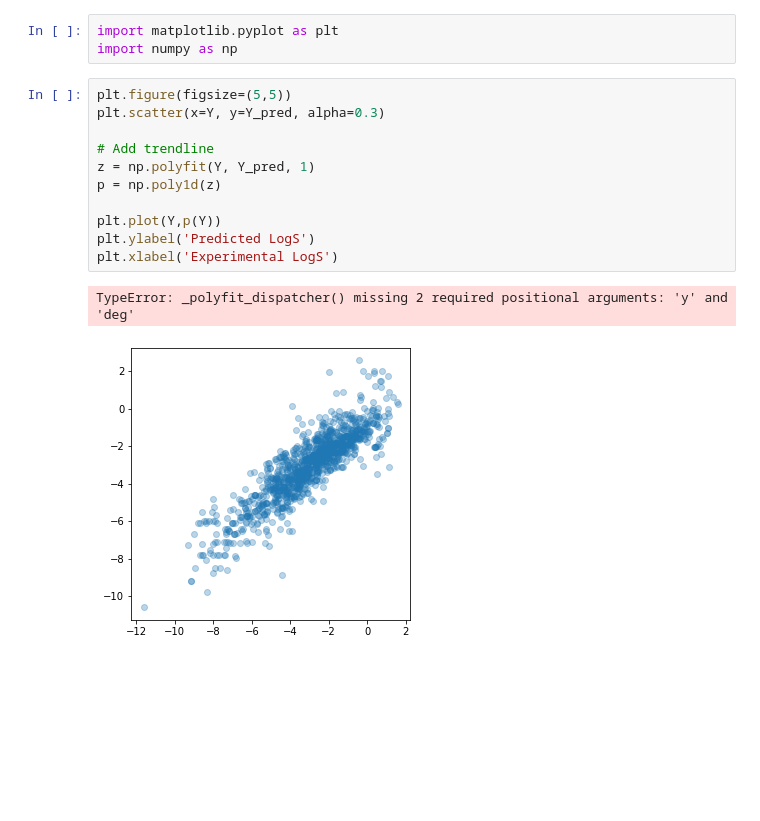
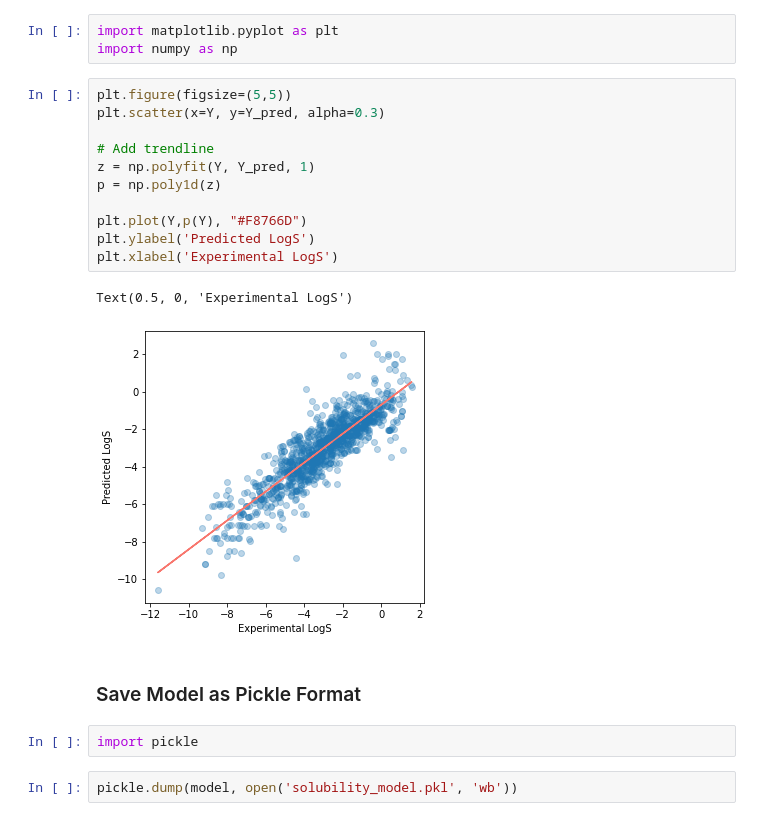
Before and after one commit to Shahrullo/Data-Science-App-with-Python-and-Streamlit, a Jupyter notebook: 10. Regression Bioinformatics Solubility/Model_Building.ipynb, the cells around one changed output. Drawn from its saved outputs; the diff is of its cells as text; blank space fills up the shorter version.

```diff
--- a/10. Regression Bioinformatics Solubility/Model_Building.ipynb
+++ b/10. Regression Bioinformatics Solubility/Model_Building.ipynb
@@ -96,14 +96,20 @@ import numpy as np
 # %%
 plt.figure(figsize=(5,5))
 plt.scatter(x=Y, y=Y_pred, alpha=0.3)
 
 # Add trendline
 z = np.polyfit(Y, Y_pred, 1)
 p = np.poly1d(z)
 
-plt.plot(Y,p(Y))
+plt.plot(Y,p(Y), "#F8766D")
 plt.ylabel('Predicted LogS')
 plt.xlabel('Experimental LogS')
 # %% [output]
-TypeError: _polyfit_dispatcher() missing 2 required positional arguments: 'y' and 'deg'
+Text(0.5, 0, 'Experimental LogS')
-[figure, old version]
+[figure, new version]
+# %% [markdown]
+### Save Model as Pickle Format
+# %%
+import pickle
+# %%
+pickle.dump(model, open('solubility_model.pkl', 'wb'))
```
Also changed, not shown: 1 other file.
